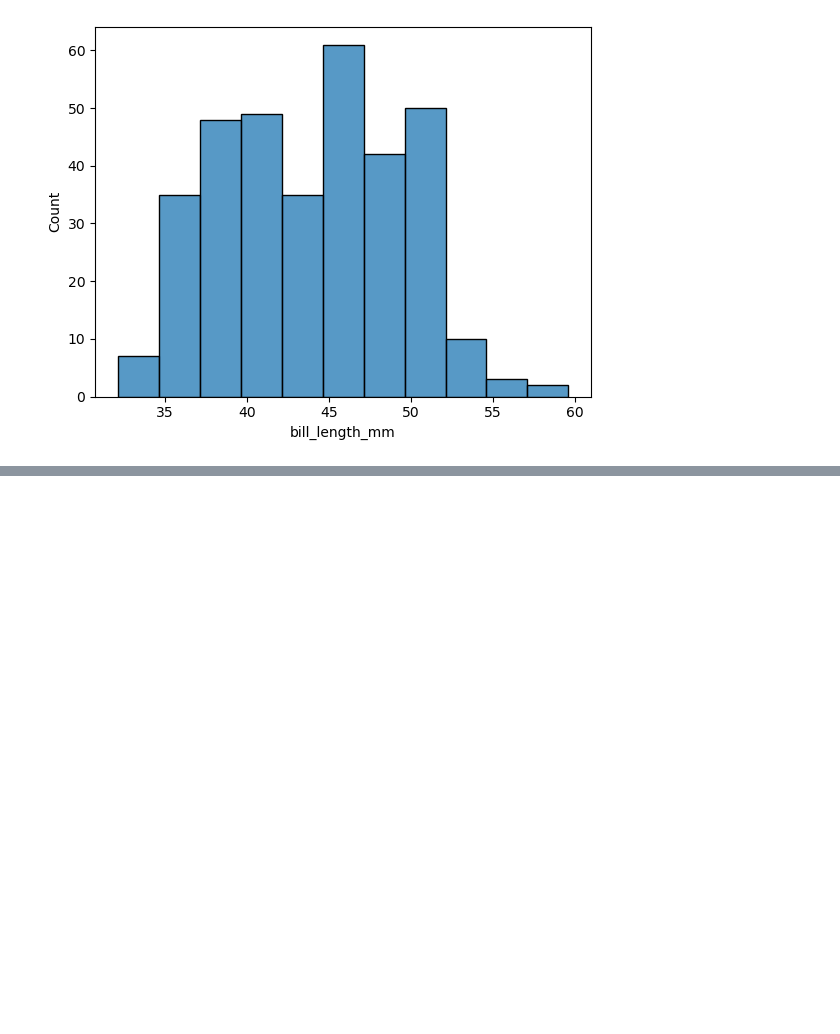
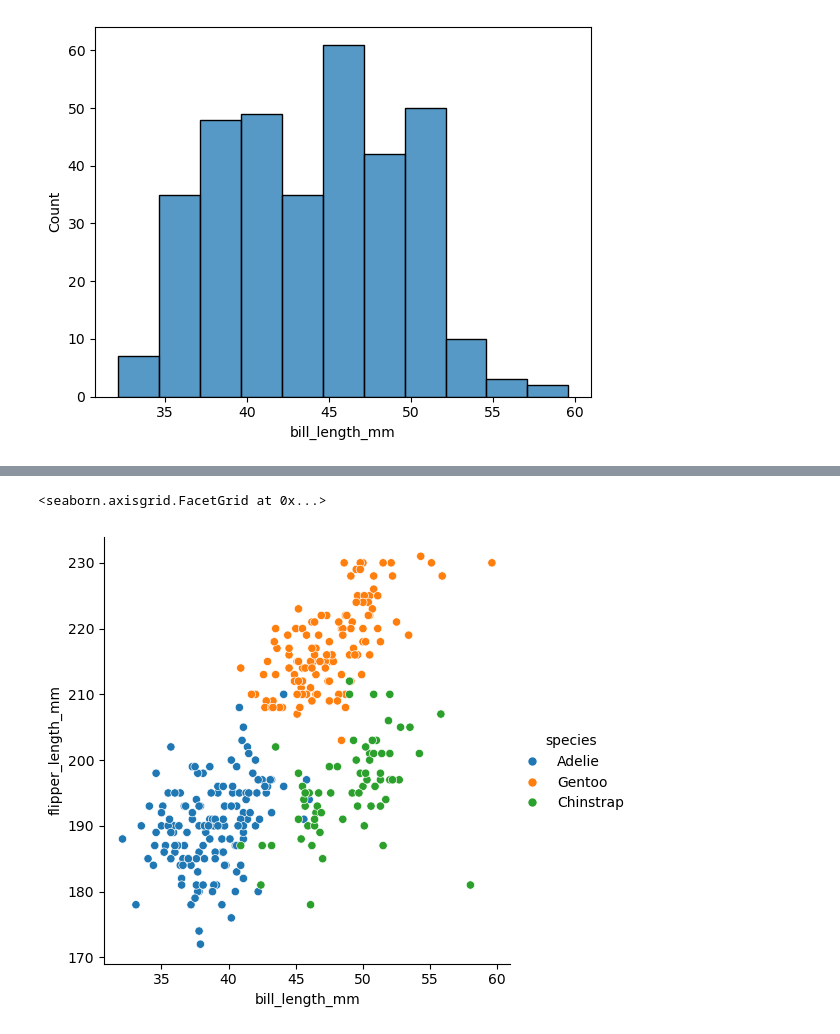
Before and after one commit to acs0068/ce10, a Jupyter notebook: ce10.ipynb, the cells around one changed output, grey strips where cells are left out. Cells and saved outputs as stored; diff of their text form; code cells hidden in the pictures; blank space fills up the shorter version.

```diff
--- a/ce10.ipynb
+++ b/ce10.ipynb
@@ -15,0 +20,8 @@ sns.histplot(data=penguins, x="bill_length_mm")
+# %%
+# Question 3
+sns.relplot(penguins, x="bill_length_mm", y="flipper_length_mm", hue="species")
+# This is a scatter plot of the penguins' bill and flipper lengths, which is then divided into species.
+# Generally, Adelie penguins have shorter bill and flipper lengths compared to the two other species. Gentoo penguins have the longest flippers while Chinstrap penguins have middling flipper and bill lengths.
+# %% [output]
+<seaborn.axisgrid.FacetGrid at 0x...>
+[figure, added]
```
Also changed, not shown: parts of 4 cells of this notebook.
